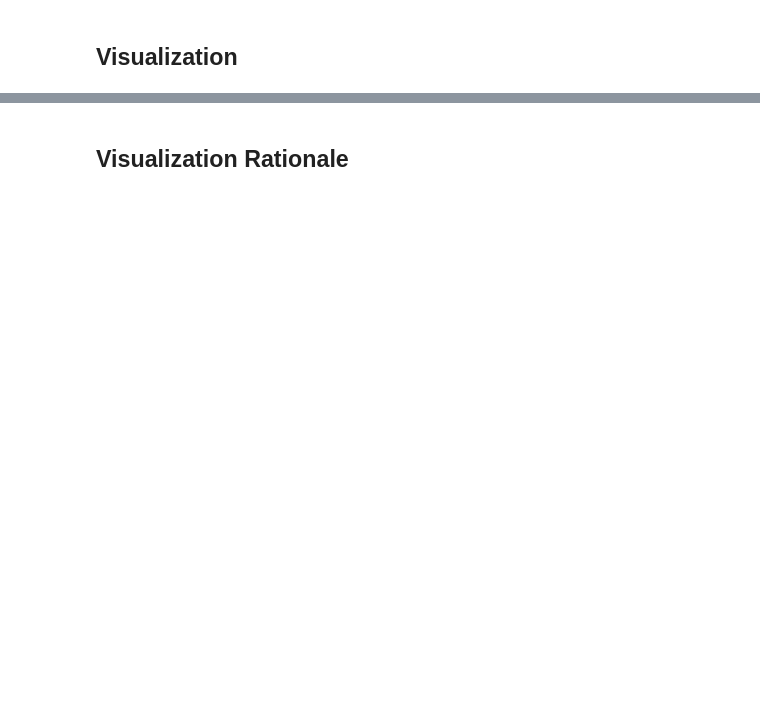
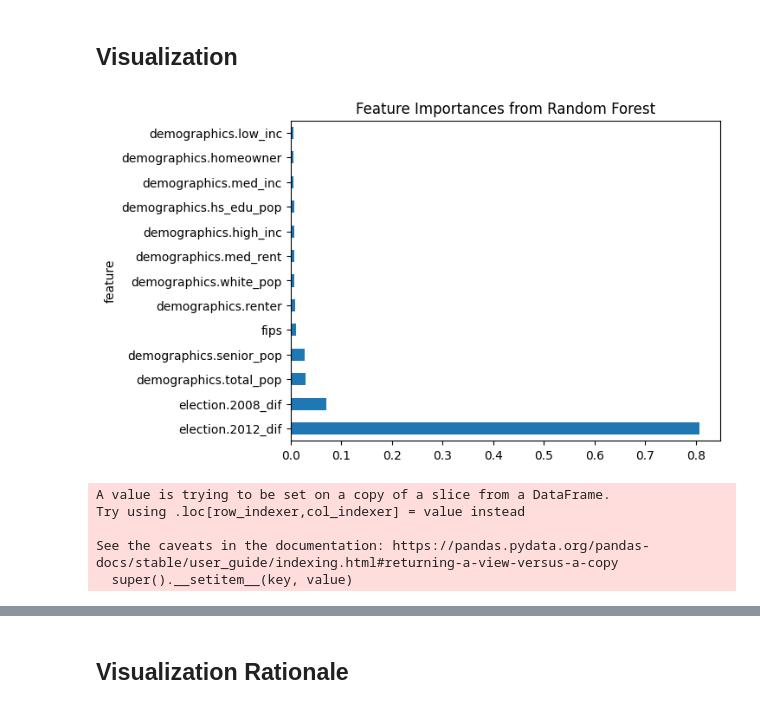
Before and after one commit to nylaup/ds4320-project2, a Jupyter notebook: pipeline/SolutionPipeline.ipynb, the cells around one changed output, grey strips where cells are left out. Cells and saved outputs as stored; diff of their text form; code cells hidden in the pictures; blank space fills up the shorter version.

```diff
--- a/pipeline/SolutionPipeline.ipynb
+++ b/pipeline/SolutionPipeline.ipynb
@@ -21,0 +158,26 @@ df = pd.json_normalize(docs)
+# %%
+#get trained random forest model
+rf_model = pipeline_rf.named_steps["model"]
+
+#get feature importances from random forest
+importances = rf_model.feature_importances_
+
+#make features absolute values
+feature_importance_df["weight"] = np.abs(feature_importance_df["weight"])
+
+feature_importance_df = feature_importance_df.sort_values( #sort
+    by="weight", ascending=False)
+logger.info("Feature Importances Calculated from LR")
+
+#print feature importances
+feature_importance_df = pd.DataFrame({
+    "feature": X_train.columns,
+    "importance": importances})
+
+feature_importance_df["importance"] = np.abs(feature_importance_df["importance"]) #absolute val of weights
+feature_importance_df = feature_importance_df.sort_values(by="importance", ascending=False) #sort
+logger.info("Feature Importances Calculated from RF")
+
+print("Feature Importances from Random Forest:")
+print(feature_importance_df)
+logger.info(f"Top 3 feature importances: {feature_importance_df.head(3).to_string(index=False)}")
@@ -24,2 +228,18 @@ df = pd.json_normalize(docs)
 # %% [markdown]
 ## Visualization
+# %%
+#bar plot of feature importances from random forest
+feature_importance_df.plot(
+    kind="barh",
+    x="feature",
+    y="importance",
+    legend=False
+)
+plt.title("Feature Importances from Random Forest")
+
+#save plot as png
+plt.savefig("../images/feature_importances.png", dpi=300, bbox_inches="tight")
+plt.show()
+logger.info("Created and saved feature importance plot from RF")
+# %% [output]
+[figure, added]
@@ -25,0 +270,17 @@ df = pd.json_normalize(docs)
+# %%
+#get county shapefile
+url = "https://www2.census.gov/geo/tiger/GENZ2022/shp/cb_2022_us_county_500k.zip"
+counties = gpd.read_file(url)
+#merge shapefiles with data to get geometry, only containing massachusetts counties
+ma_counties = counties[counties["STATEFP"] == "25"]
+ma_counties["fips"] = ma_counties["STATEFP"] + ma_counties["COUNTYFP"]
+ma_counties["fips"] = pd.to_numeric(ma_counties["fips"])
+ma_merged = pd.merge(data, ma_counties, on="fips")
+
+logger.info("Get county shapefiles for MA and merge with data")
+# %% [output]
+A value is trying to be set on a copy of a slice from a DataFrame.
+Try using .loc[row_indexer,col_indexer] = value instead
+
+See the caveats in the documentation: https://pandas.pydata.org/pandas-docs/stable/user_guide/indexing.html#returning-a-view-versus-a-copy
+  super().__setitem__(key, value)
```
Also changed, not shown: parts of 15 cells of this notebook, 8 other files.
